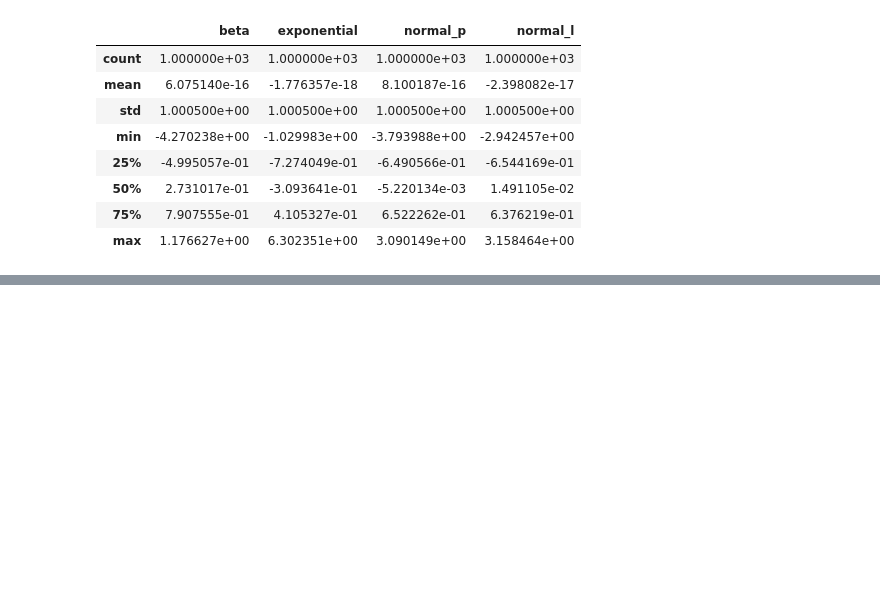
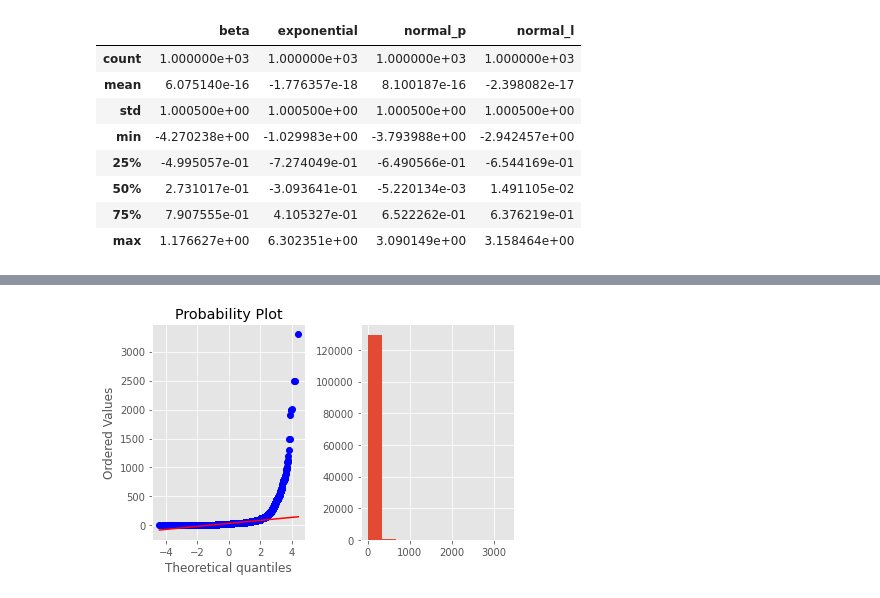
Before and after one commit to AleksejRum/sf_data_science, a Jupyter notebook: Modules/EDA/EDA3_Feature_engineering/Feature_engineering.ipynb, the cells around one changed output, grey strips where cells are left out. Saved outputs shown, nothing was run; the diff lists cells and outputs as text; code cells hidden in the pictures; blank space fills up the shorter version.

```diff
--- a/Modules/EDA/EDA3_Feature_engineering/Feature_engineering.ipynb
+++ b/Modules/EDA/EDA3_Feature_engineering/Feature_engineering.ipynb
@@ -882,0 +893,28 @@ df_s.describe()
+# %%
+import pandas as pd
+import numpy as np
+
+# library for calculations
+from scipy import stats
+
+# for plots
+import matplotlib
+import matplotlib.pyplot as plt
+import seaborn as sns
+import plotly.express as px
+
+%matplotlib inline
+matplotlib.style.use('ggplot')
+# %%
+# Let's look at feature's destribution
+
+plt.subplot(1,2,1)
+stats.probplot(wine_df['price'], plot=plt) # qq plot
+
+plt.subplot(1,2,2)
+plt.hist(wine_df['price']) # histogram
+
+plt.tight_layout()
+plt.show()
+# %% [output]
+[figure, added]
```
Also changed, not shown: parts of 44 cells of this notebook, 1 other file.
